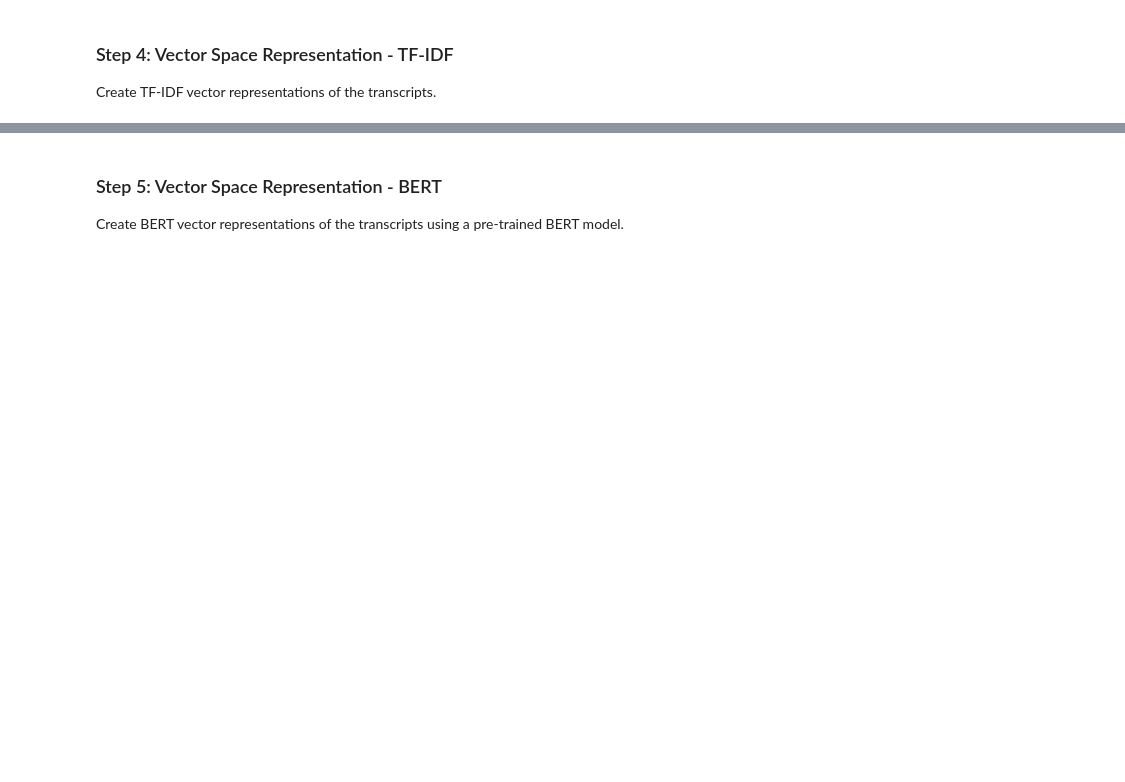
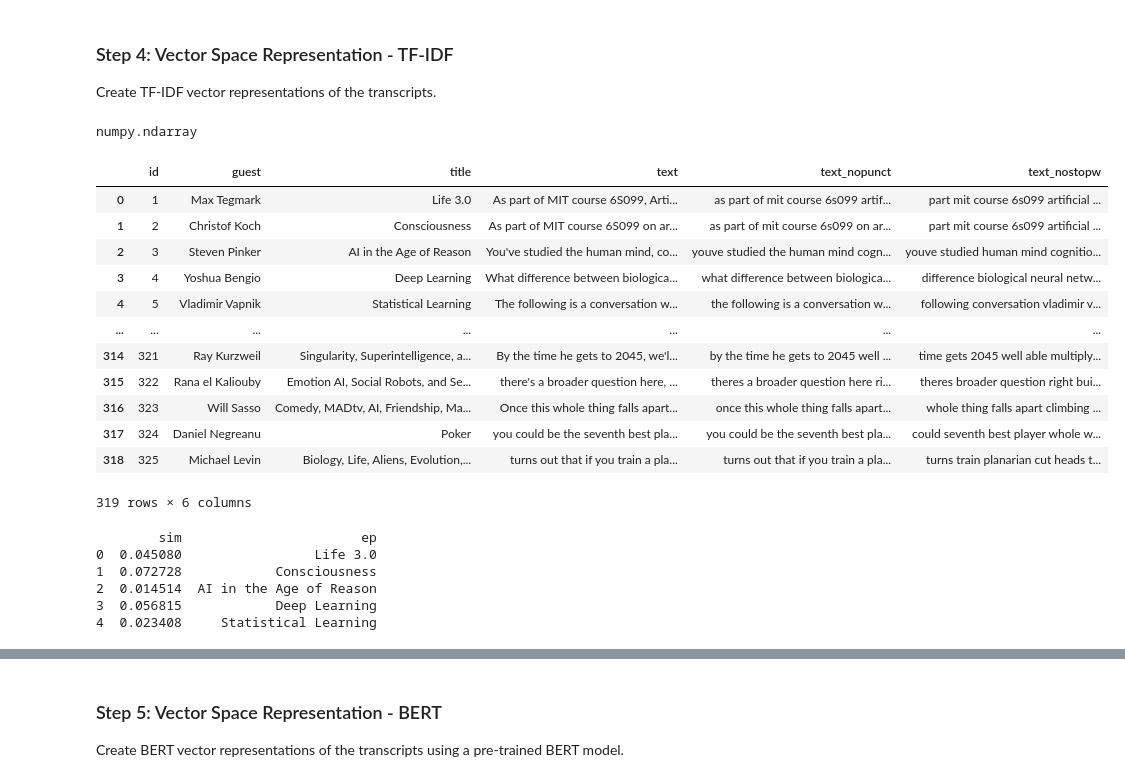
Before and after one commit to Allan4865/Information-Retrieval, a Jupyter notebook: podcast_ir.ipynb, the cells around one changed output, grey strips where cells are left out. Saved outputs shown, nothing was run; the diff lists cells and outputs as text; code cells hidden in the pictures; blank space fills up the shorter version.

```diff
--- a/podcast_ir.ipynb
+++ b/podcast_ir.ipynb
@@ -64,0 +108,3 @@ podcast_data['cleaned_text'] = podcast_data['text'].apply(preprocess_text)
+# %%
+df['text_nopunct'] = corpus_nopunct
+print(df.head())
@@ -64,0 +132,4 @@ podcast_data['cleaned_text'] = podcast_data['text'].apply(preprocess_text)
+# %%
+from nltk.corpus import stopwords
+# nltk.download('stopwords')
+stopw = set(stopwords.words('english'))
@@ -64,0 +140,9 @@ podcast_data['cleaned_text'] = podcast_data['text'].apply(preprocess_text)
+# %%
+corpus_nostopw = []
+for doc in corpus_nopunct:
+    clean_doc = []
+    doc_array = doc.split(' ')
+    for word in doc_array:
+        if word not in stopw:
+            clean_doc.append(word)
+    corpus_nostopw.append(' '.join(clean_doc))
@@ -64,0 +153,3 @@ podcast_data['cleaned_text'] = podcast_data['text'].apply(preprocess_text)
+# %%
+df['text_nostopw'] = corpus_nostopw
+print(df.head())
@@ -72,0 +191,31 @@ tfidf_matrix = tfidf_vectorizer.fit_transform(podcast_data['cleaned_text'])
+# %%
+type(similarities)
+# %% [output]
+numpy.ndarray
+# %%
+df
+# %% [output]
+|  | id | guest | title | text | text_nopunct | text_nostopw |
+| 0 | 1 | Max Tegmark | Life 3.0 | As part of MIT course 6S099, Arti... | as part of mit course 6s099 artif... | part mit course 6s099 artificial ... |
+| 1 | 2 | Christof Koch | Consciousness | As part of MIT course 6S099 on ar... | as part of mit course 6s099 on ar... | part mit course 6s099 artificial ... |
+| 2 | 3 | Steven Pinker | AI in the Age of Reason | You've studied the human mind, co... | youve studied the human mind cogn... | youve studied human mind cognitio... |
+| 3 | 4 | Yoshua Bengio | Deep Learning | What difference between biologica... | what difference between biologica... | difference biological neural netw... |
+| 4 | 5 | Vladimir Vapnik | Statistical Learning | The following is a conversation w... | the following is a conversation w... | following conversation vladimir v... |
+| ... | ... | ... | ... | ... | ... | ... |
+| 314 | 321 | Ray Kurzweil | Singularity, Superintelligence, a... | By the time he gets to 2045, we'l... | by the time he gets to 2045 well ... | time gets 2045 well able multiply... |
+| 315 | 322 | Rana el Kaliouby | Emotion AI, Social Robots, and Se... | there's a broader question here, ... | theres a broader question here ri... | theres broader question right bui... |
+| 316 | 323 | Will Sasso | Comedy, MADtv, AI, Friendship, Ma... | Once this whole thing falls apart... | once this whole thing falls apart... | whole thing falls apart climbing ... |
+| 317 | 324 | Daniel Negreanu | Poker | you could be the seventh best pla... | you could be the seventh best pla... | could seventh best player whole w... |
+| 318 | 325 | Michael Levin | Biology, Life, Aliens, Evolution,... | turns out that if you train a pla... | turns out that if you train a pla... | turns train planarian cut heads t... |
+319 rows × 6 columns
+# %%
+similarities_df = pd.DataFrame(similarities, columns=['sim'])
+similarities_df['ep'] = df['title']
+print(similarities_df.head())
+# %% [output]
+        sim                       ep
+0  0.045080                 Life 3.0
+1  0.072728            Consciousness
+2  0.014514  AI in the Age of Reason
+3  0.056815            Deep Learning
+4  0.023408     Statistical Learning
```
Also changed, not shown: parts of 45 cells of this notebook.
